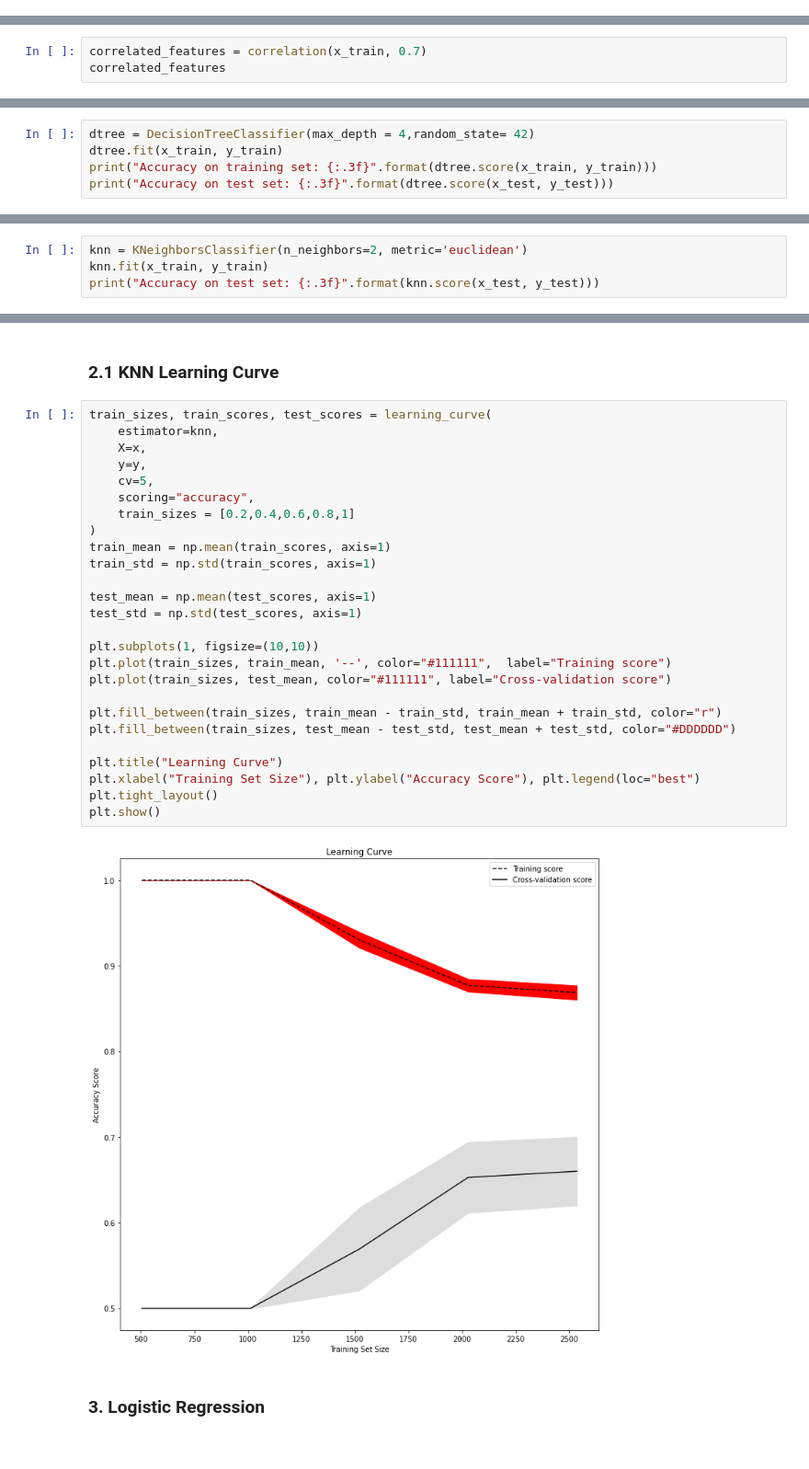
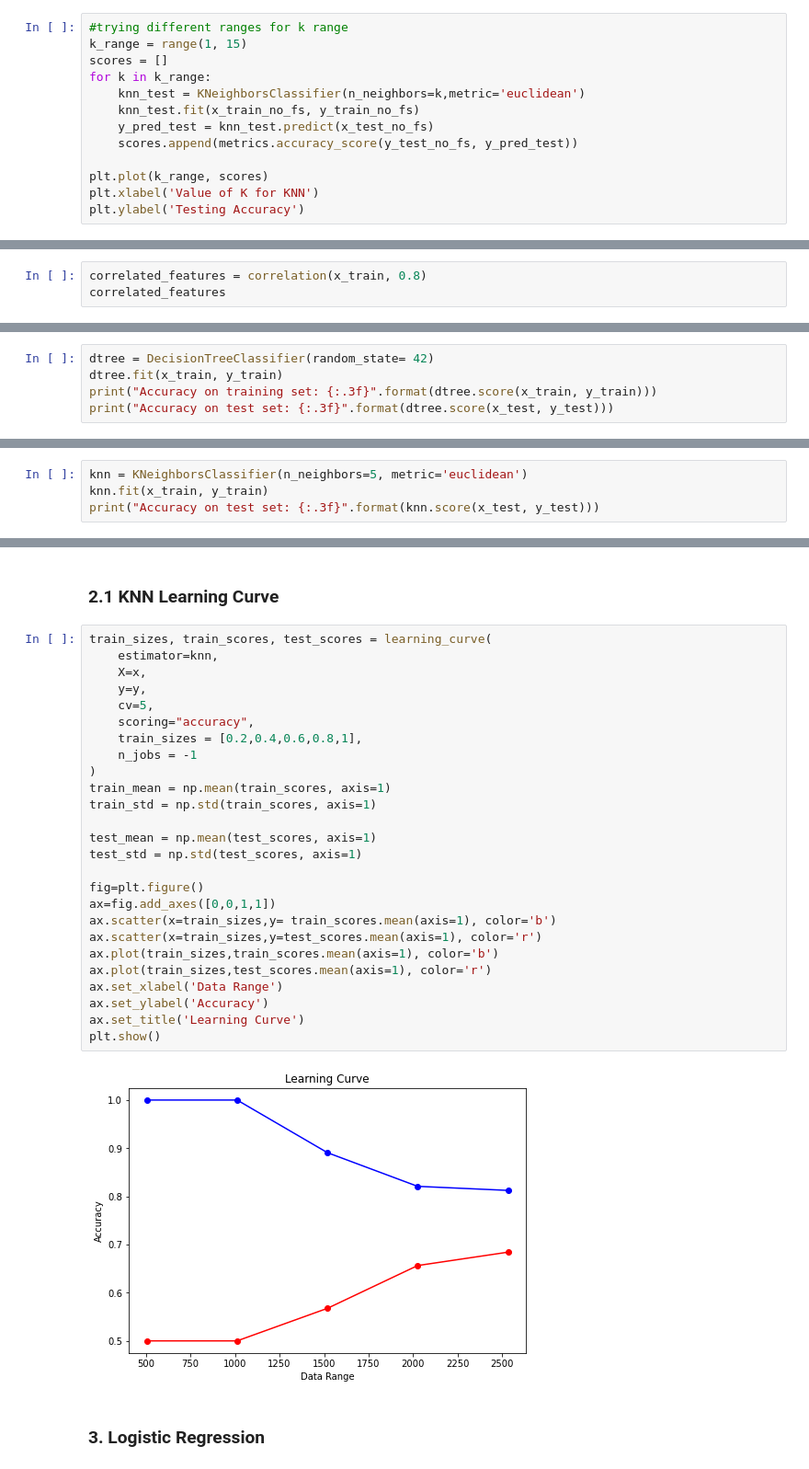
Before and after one commit to Popusa/gender-voice-classification, a Jupyter notebook: gender-voice-classification.ipynb, the cells around one changed output, grey strips where cells are left out. Shown at 92% size. Saved outputs shown, nothing was run; the diff lists cells and outputs as text.

```diff
--- a/gender-voice-classification.ipynb
+++ b/gender-voice-classification.ipynb
@@ -244,0 +304,13 @@ sns.FacetGrid(df, hue="label", size=5).map(plt.scatter, "meanfun", "meanfreq").a
+# %%
+#trying different ranges for k range
+k_range = range(1, 15)
+scores = []
+for k in k_range:
+    knn_test = KNeighborsClassifier(n_neighbors=k,metric='euclidean')
+    knn_test.fit(x_train_no_fs, y_train_no_fs)
+    y_pred_test = knn_test.predict(x_test_no_fs)
+    scores.append(metrics.accuracy_score(y_test_no_fs, y_pred_test))
+
+plt.plot(k_range, scores)
+plt.xlabel('Value of K for KNN')
+plt.ylabel('Testing Accuracy')
@@ -301,6 +561,6 @@ def correlation(dataset, threshold):
                 col_corr.add(colname)
     return col_corr
 # %%
-correlated_features = correlation(x_train, 0.7)
+correlated_features = correlation(x_train, 0.8)
 correlated_features
 # %% [output]
@@ -332,5 +582,5 @@ from sklearn.tree import DecisionTreeClassifier
 # %%
-dtree = DecisionTreeClassifier(max_depth = 4,random_state= 42)
+dtree = DecisionTreeClassifier(random_state= 42)
 dtree.fit(x_train, y_train)
 print("Accuracy on training set: {:.3f}".format(dtree.score(x_train, y_train)))
 print("Accuracy on test set: {:.3f}".format(dtree.score(x_test, y_test)))
@@ -395,5 +642,5 @@ The best K value is 3
 # %%
-knn = KNeighborsClassifier(n_neighbors=2, metric='euclidean')
+knn = KNeighborsClassifier(n_neighbors=5, metric='euclidean')
 knn.fit(x_train, y_train)
 print("Accuracy on test set: {:.3f}".format(knn.score(x_test, y_test)))
 # %% [output]
@@ -403,30 +650,30 @@ Accuracy on test set: 0.728
 # %%
 train_sizes, train_scores, test_scores = learning_curve(
     estimator=knn,
     X=x,
     y=y,
     cv=5,
     scoring="accuracy",
-    train_sizes = [0.2,0.4,0.6,0.8,1]
+    train_sizes = [0.2,0.4,0.6,0.8,1],
+    n_jobs = -1
 )
 train_mean = np.mean(train_scores, axis=1)
 train_std = np.std(train_scores, axis=1)
 
 test_mean = np.mean(test_scores, axis=1)
 test_std = np.std(test_scores, axis=1)
 
-plt.subplots(1, figsize=(10,10))
-plt.plot(train_sizes, train_mean, '--', color="#111111",  label="Training score")
-plt.plot(train_sizes, test_mean, color="#111111", label="Cross-validation score")
-
-plt.fill_between(train_sizes, train_mean - train_std, train_mean + train_std, color="r")
-plt.fill_between(train_sizes, test_mean - test_std, test_mean + test_std, color="#DDDDDD")
-
-plt.title("Learning Curve")
-plt.xlabel("Training Set Size"), plt.ylabel("Accuracy Score"), plt.legend(loc="best")
-plt.tight_layout()
+fig=plt.figure()
+ax=fig.add_axes([0,0,1,1])
+ax.scatter(x=train_sizes,y= train_scores.mean(axis=1), color='b')
+ax.scatter(x=train_sizes,y=test_scores.mean(axis=1), color='r')
+ax.plot(train_sizes,train_scores.mean(axis=1), color='b')
+ax.plot(train_sizes,test_scores.mean(axis=1), color='r')
+ax.set_xlabel('Data Range')
+ax.set_ylabel('Accuracy')
+ax.set_title('Learning Curve')
 plt.show()
 # %% [output]
-[figure, old version]
+[figure, new version]
 # %% [markdown]
 ### 3. Logistic Regression
```
Also changed, not shown: parts of 107 cells of this notebook.
